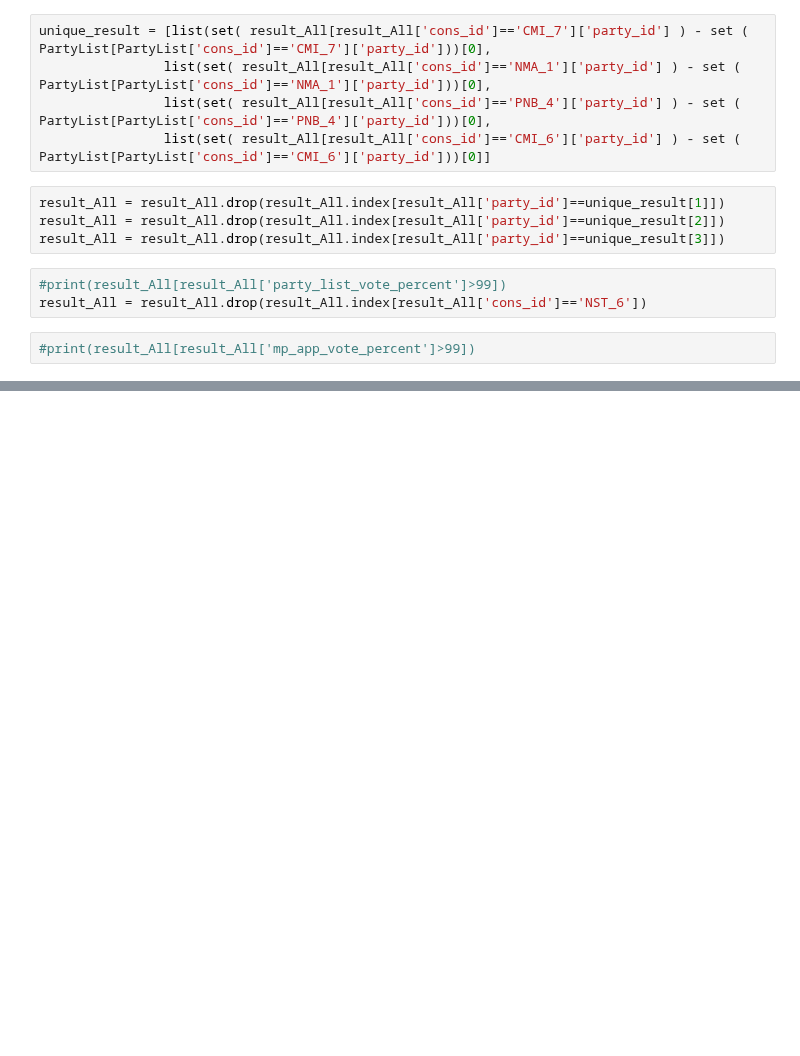
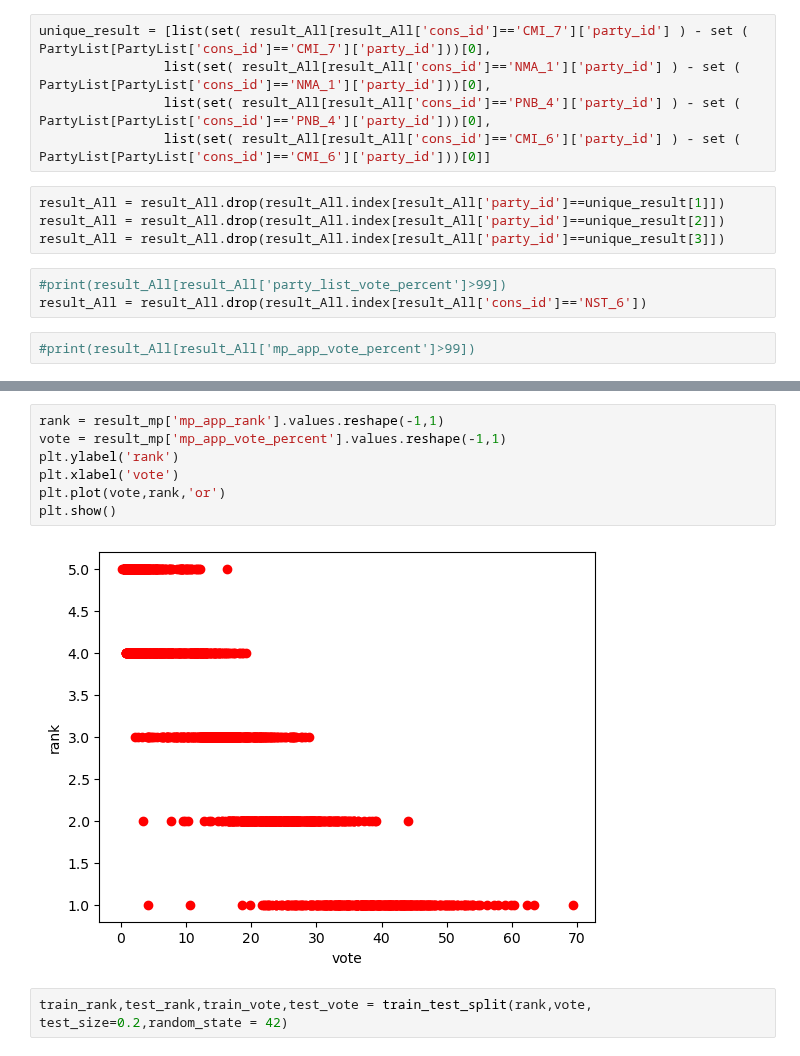
Before and after one commit to thakdanaiza/Linear_Logistic_HW1, a Jupyter notebook: Dataset/Linear_Logistic_HW1.ipynb, the cells around one changed output, grey strips where cells are left out. Drawn from its saved outputs; the diff is of its cells as text; blank space fills up the shorter version.

```diff
--- a/Dataset/Linear_Logistic_HW1.ipynb
+++ b/Dataset/Linear_Logistic_HW1.ipynb
@@ -35,0 +55,11 @@ sns.pairplot(result_All_party_id_726)
+# %%
+rank = result_mp['mp_app_rank'].values.reshape(-1,1)
+vote = result_mp['mp_app_vote_percent'].values.reshape(-1,1)
+plt.ylabel('rank')
+plt.xlabel('vote')
+plt.plot(vote,rank,'or')
+plt.show()
+# %% [output]
+[figure, added]
+# %%
+train_rank,test_rank,train_vote,test_vote = train_test_split(rank,vote, test_size=0.2,random_state = 42)
```
Also changed, not shown: parts of 11 cells of this notebook, 12 other files.
